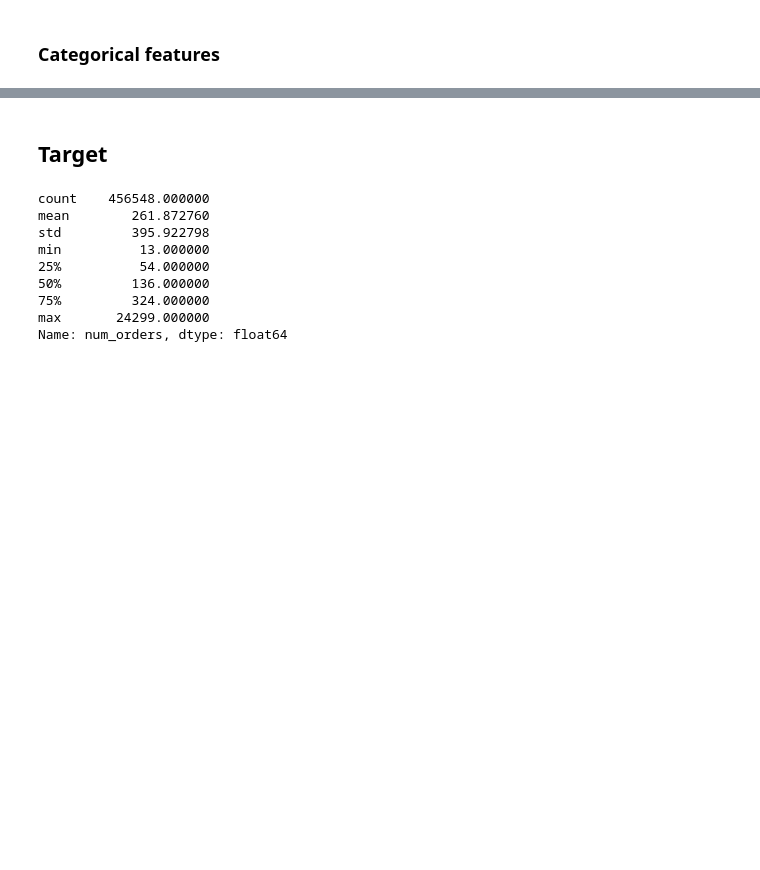
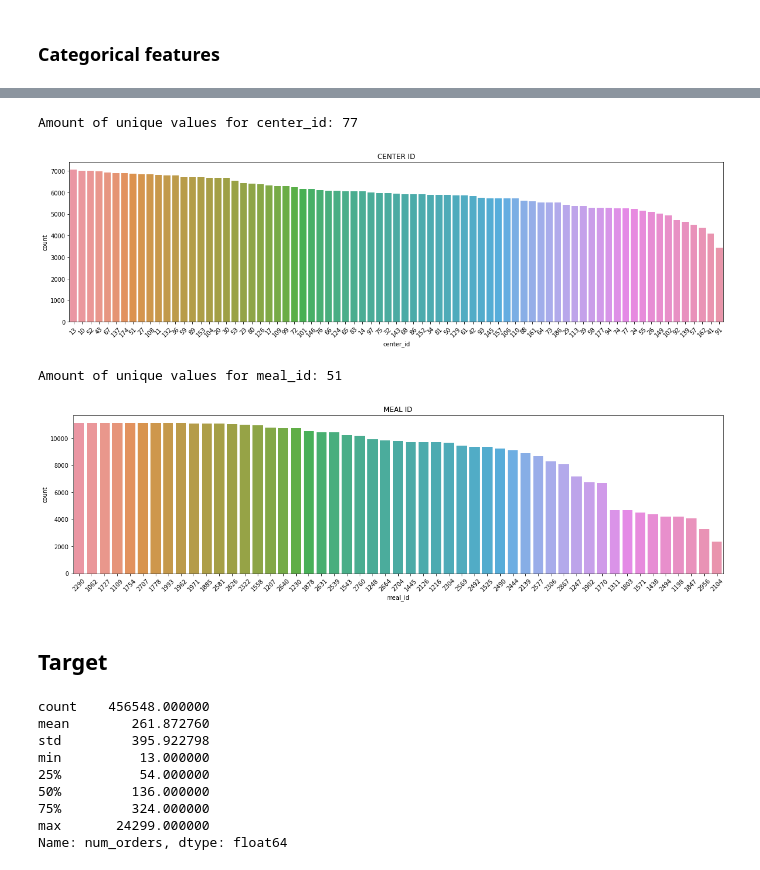
Before and after one commit to federicobaiocco/food-demand-forecasting, a Jupyter notebook: EDA.ipynb, the cells around one changed output, grey strips where cells are left out. Cells and saved outputs as stored; diff of their text form; code cells hidden in the pictures; blank space fills up the shorter version.

```diff
--- a/EDA.ipynb
+++ b/EDA.ipynb
@@ -158,0 +176,3 @@ numeric_vars
+# %%
+id_vars = [col for col in train_df.columns if "id" in col]
+id_vars
@@ -173,3 +215,19 @@ for cat in categorical_vars:
+# %%
+graph_ids = id_vars.copy()
+graph_ids.remove('id')
+for cat in graph_ids:
+    print(f"Amount of unique values for {cat}: {train_df[cat].nunique()}")
+    plt.figure(figsize=(20,5))
+    sns.countplot(x=train_df[cat], order = train_df[cat].value_counts().index)
+    plt.xticks(rotation=45)
+    plt.title(cat.replace('_',' ').upper())
+    plt.show()
+    print('\n\n')
+# %% [output]
+Amount of unique values for center_id: 77
+[figure, added]
+Amount of unique values for meal_id: 51
+[figure, added]
 # %% [markdown]
 ## Target
 # %%
```
Also changed, not shown: parts of 11 cells of this notebook.
